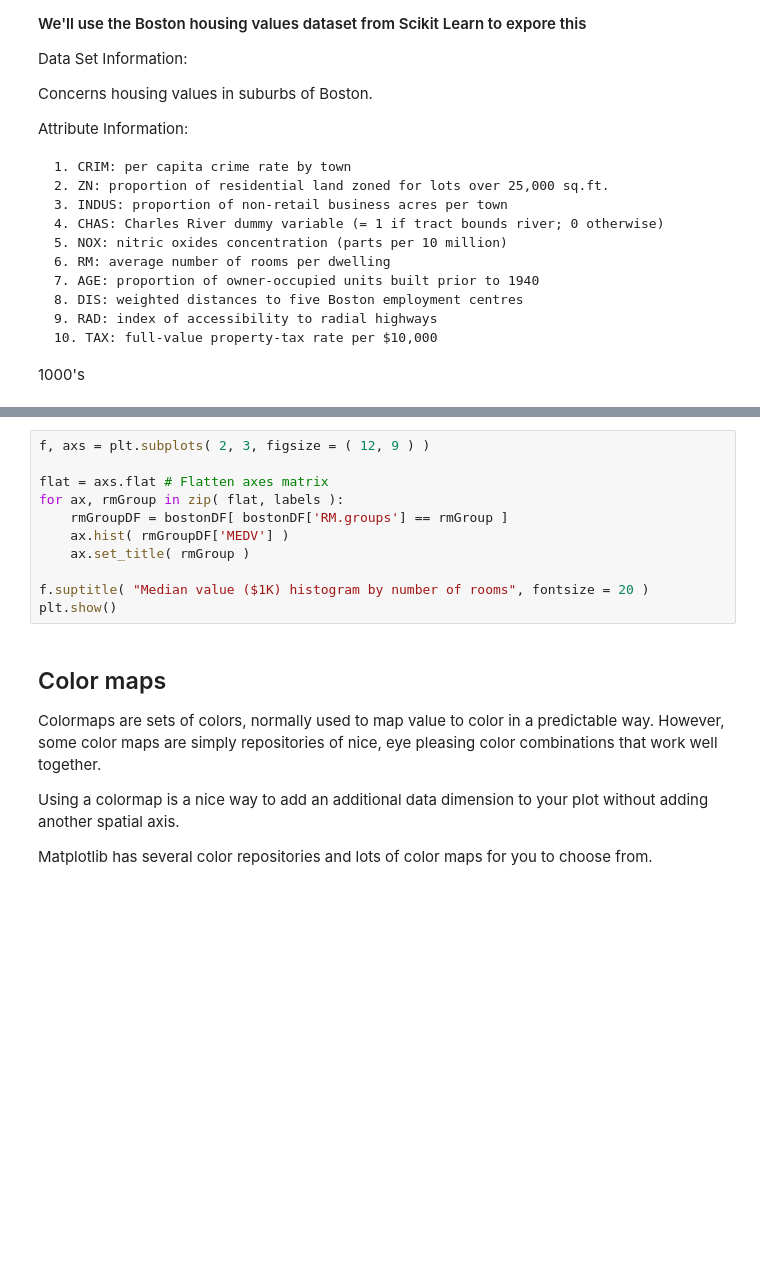
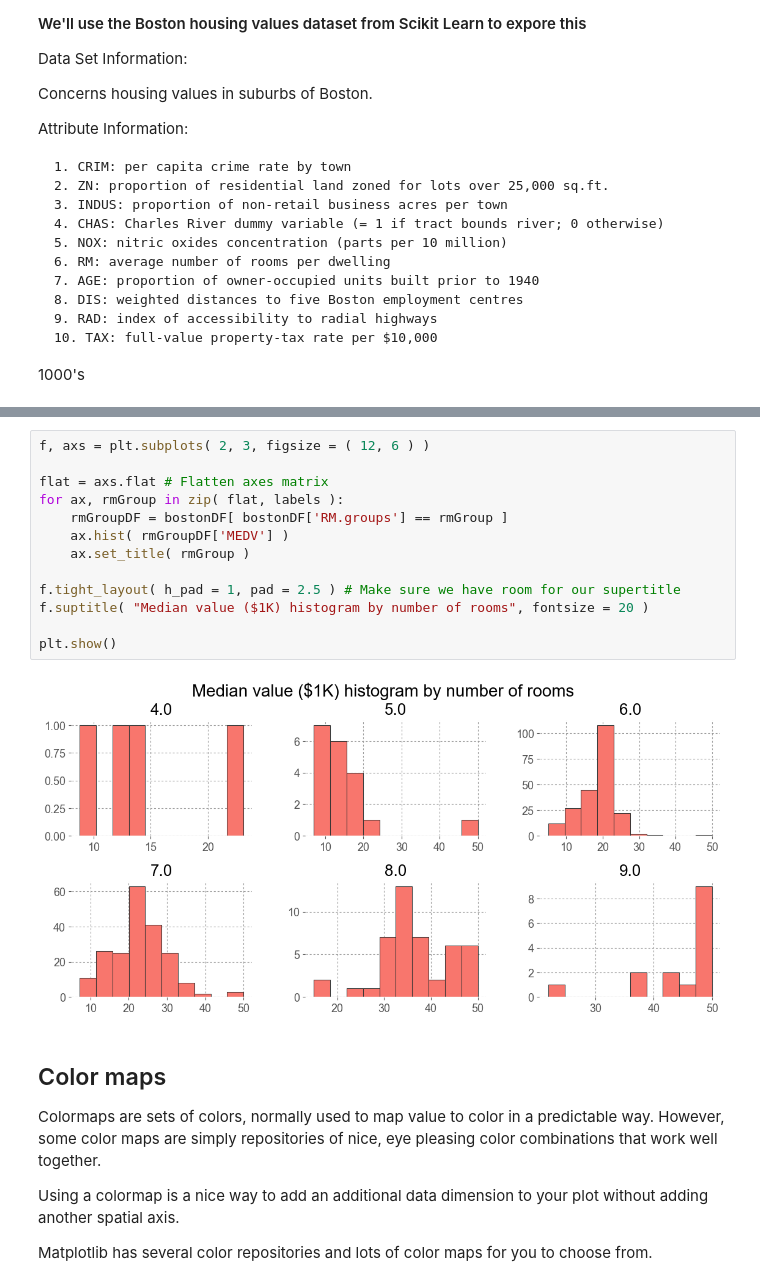
Before and after one commit to AlexandraLS1/pyconil_2017, a Jupyter notebook: PrettyPlotting.ipynb, the cells around one changed output, grey strips where cells are left out. Saved outputs shown, nothing was run; the diff lists cells and outputs as text; blank space fills up the shorter version.

```diff
--- a/PrettyPlotting.ipynb
+++ b/PrettyPlotting.ipynb
@@ -245,14 +299,18 @@ bostonDF['RM.groups'].value_counts()
 # %%
-f, axs = plt.subplots( 2, 3, figsize = ( 12, 9 ) )
+f, axs = plt.subplots( 2, 3, figsize = ( 12, 6 ) )
 
 flat = axs.flat # Flatten axes matrix
 for ax, rmGroup in zip( flat, labels ):
     rmGroupDF = bostonDF[ bostonDF['RM.groups'] == rmGroup ]
     ax.hist( rmGroupDF['MEDV'] )
     ax.set_title( rmGroup )
 
+f.tight_layout( h_pad = 1, pad = 2.5 ) # Make sure we have room for our supertitle
 f.suptitle( "Median value ($1K) histogram by number of rooms", fontsize = 20 )
+
 plt.show()
+# %% [output]
+[figure, added]
 # %% [markdown]
 ## Color maps
 
```
Also changed, not shown: parts of 11 cells of this notebook.
